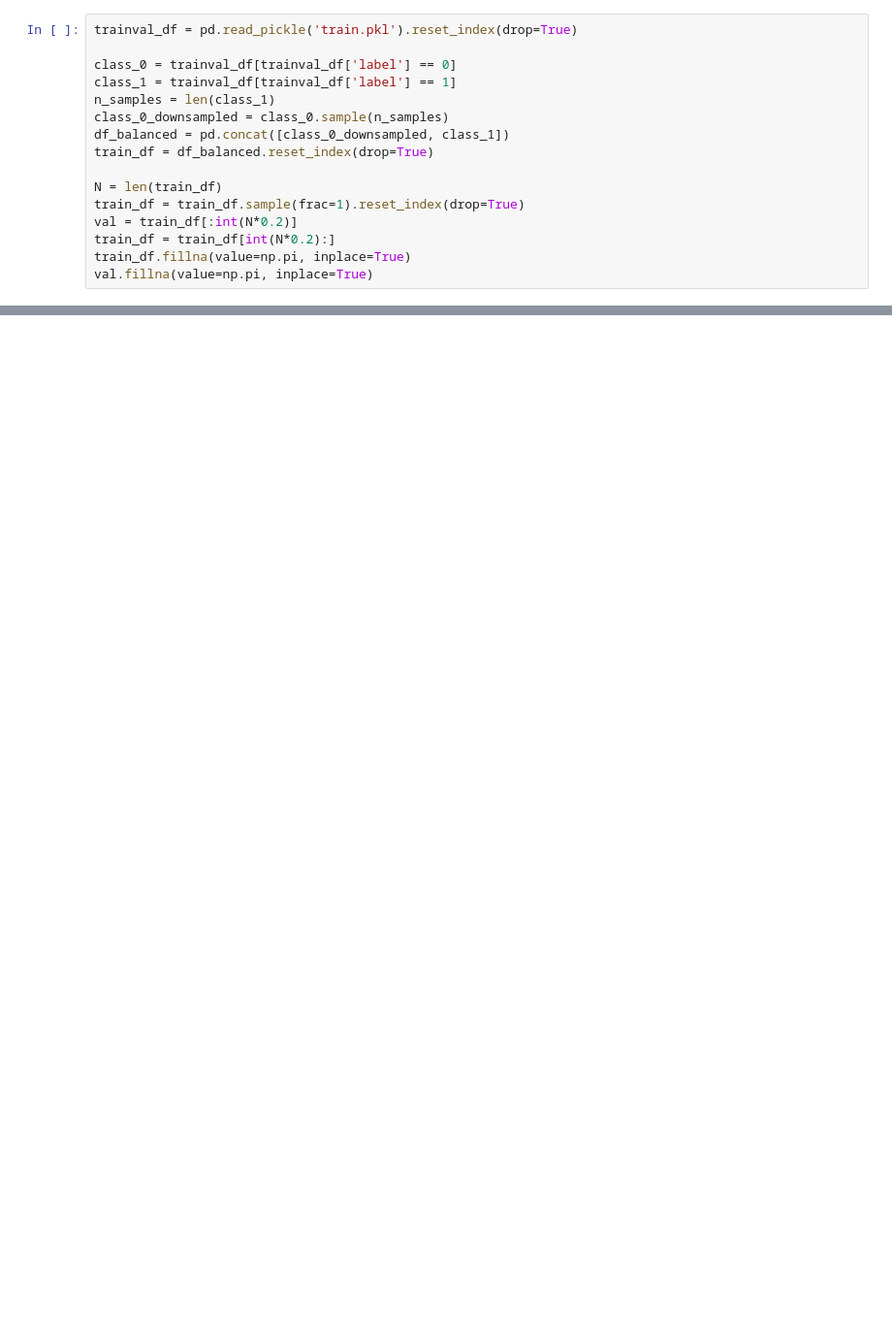
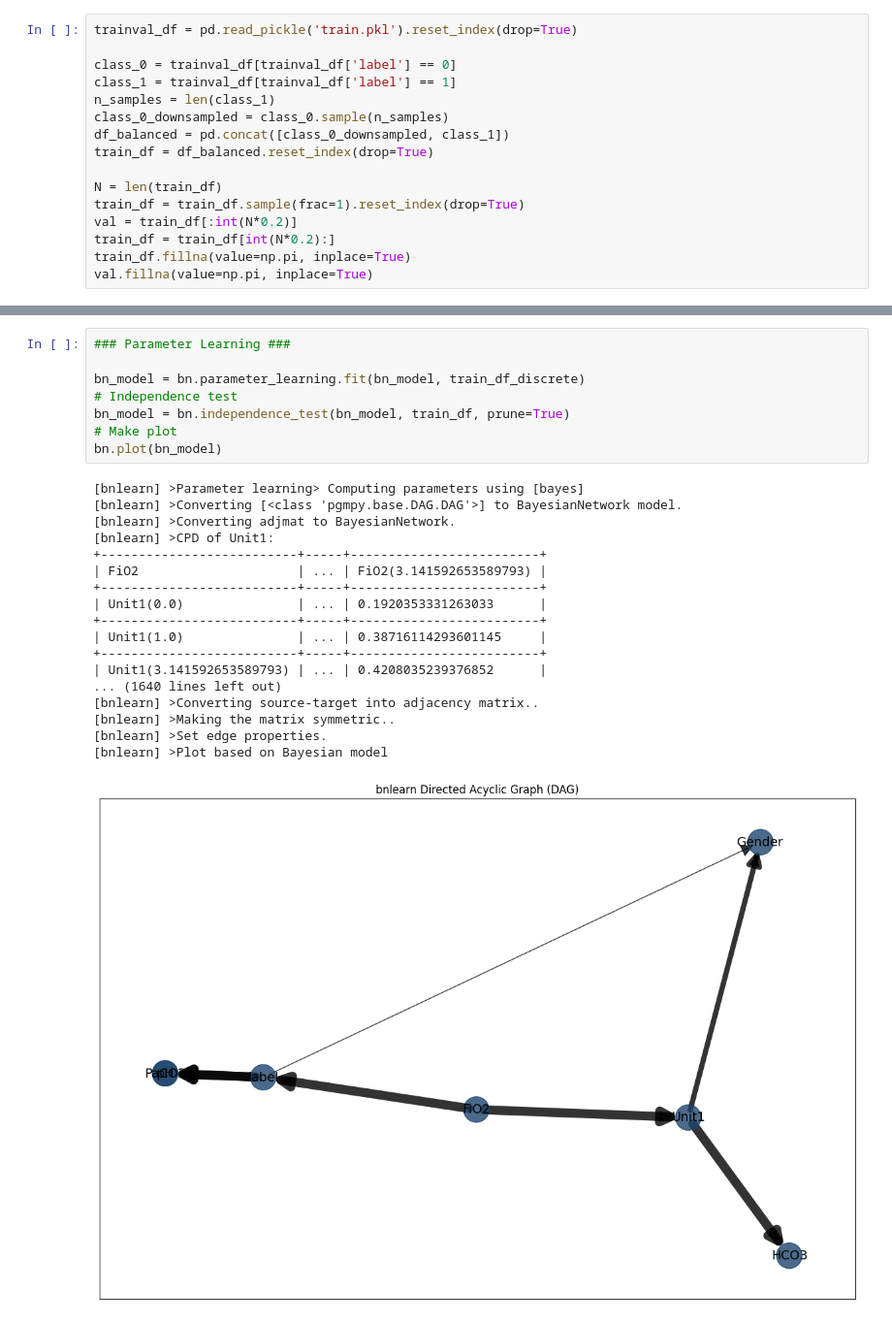
Before and after one commit to XiuhengZhao/BNN-CognitiveAI, a Jupyter notebook: bayesian_network.ipynb, the cells around one changed output, grey strips where cells are left out. Shown at 97% size. Cells and saved outputs as stored; diff of their text form; blank space fills up the shorter version.

Commit message:
Bayesian network param learning and predict (unresolved errors)

```diff
--- a/bayesian_network.ipynb
+++ b/bayesian_network.ipynb
@@ -79,0 +122,27 @@ Exception: [bnlearn] >"d3blocks" library is not installed. Pip install first: "p
+# %%
+### Parameter Learning ###
+
+bn_model = bn.parameter_learning.fit(bn_model, train_df_discrete)
+# Independence test
+bn_model = bn.independence_test(bn_model, train_df, prune=True)
+# Make plot
+bn.plot(bn_model)
+# %% [output]
+[bnlearn] >Parameter learning> Computing parameters using [bayes]
+[bnlearn] >Converting [<class 'pgmpy.base.DAG.DAG'>] to BayesianNetwork model.
+[bnlearn] >Converting adjmat to BayesianNetwork.
+[bnlearn] >CPD of Unit1:
++--------------------------+-----+-------------------------+
+| FiO2                     | ... | FiO2(3.141592653589793) |
++--------------------------+-----+-------------------------+
+| Unit1(0.0)               | ... | 0.1920353331263033      |
++--------------------------+-----+-------------------------+
+| Unit1(1.0)               | ... | 0.38716114293601145     |
++--------------------------+-----+-------------------------+
+| Unit1(3.141592653589793) | ... | 0.4208035239376852      |
+... (1640 lines left out)
+[bnlearn] >Converting source-target into adjacency matrix..
+[bnlearn] >Making the matrix symmetric..
+[bnlearn] >Set edge properties.
+[bnlearn] >Plot based on Bayesian model
+[figure, added]
```
Also changed, not shown: parts of 9 cells of this notebook, 1 other file.
